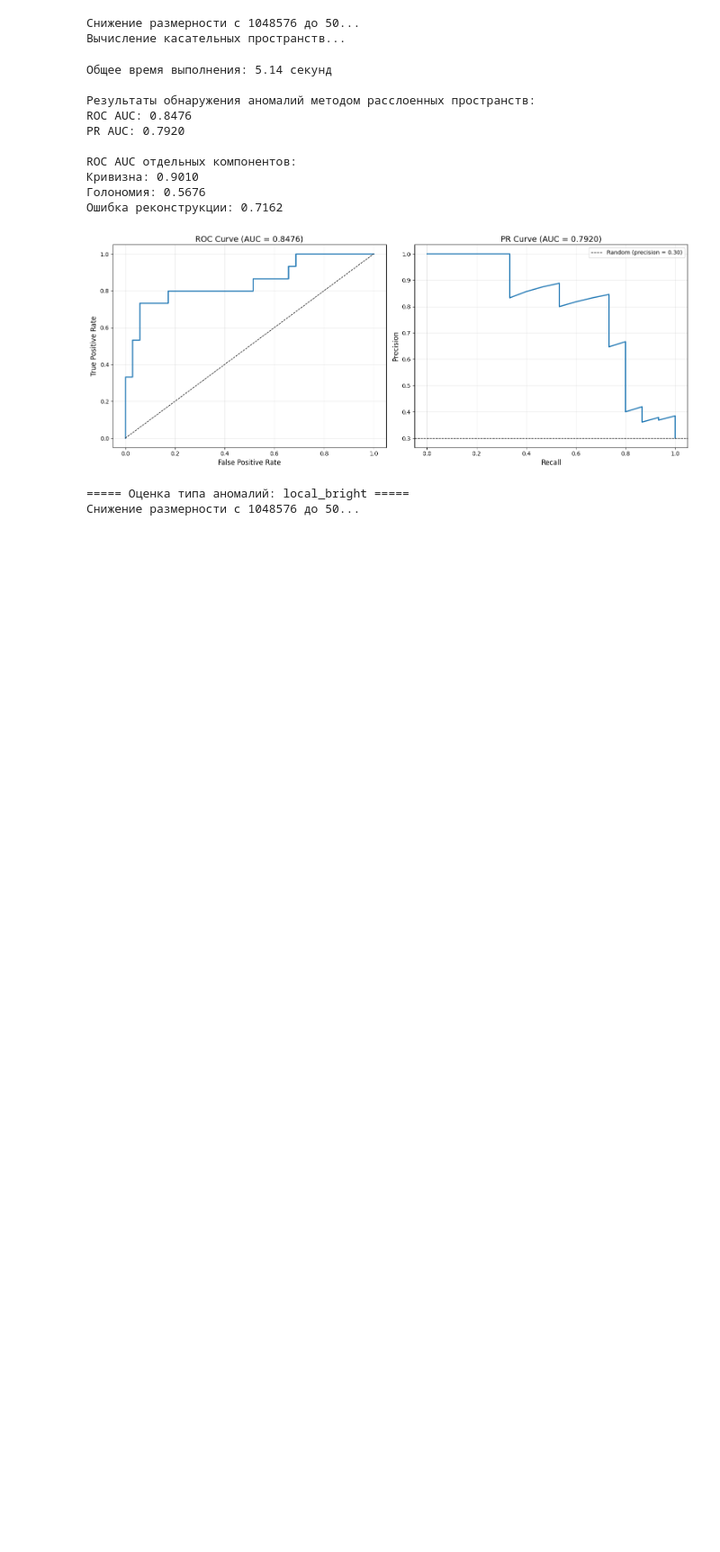
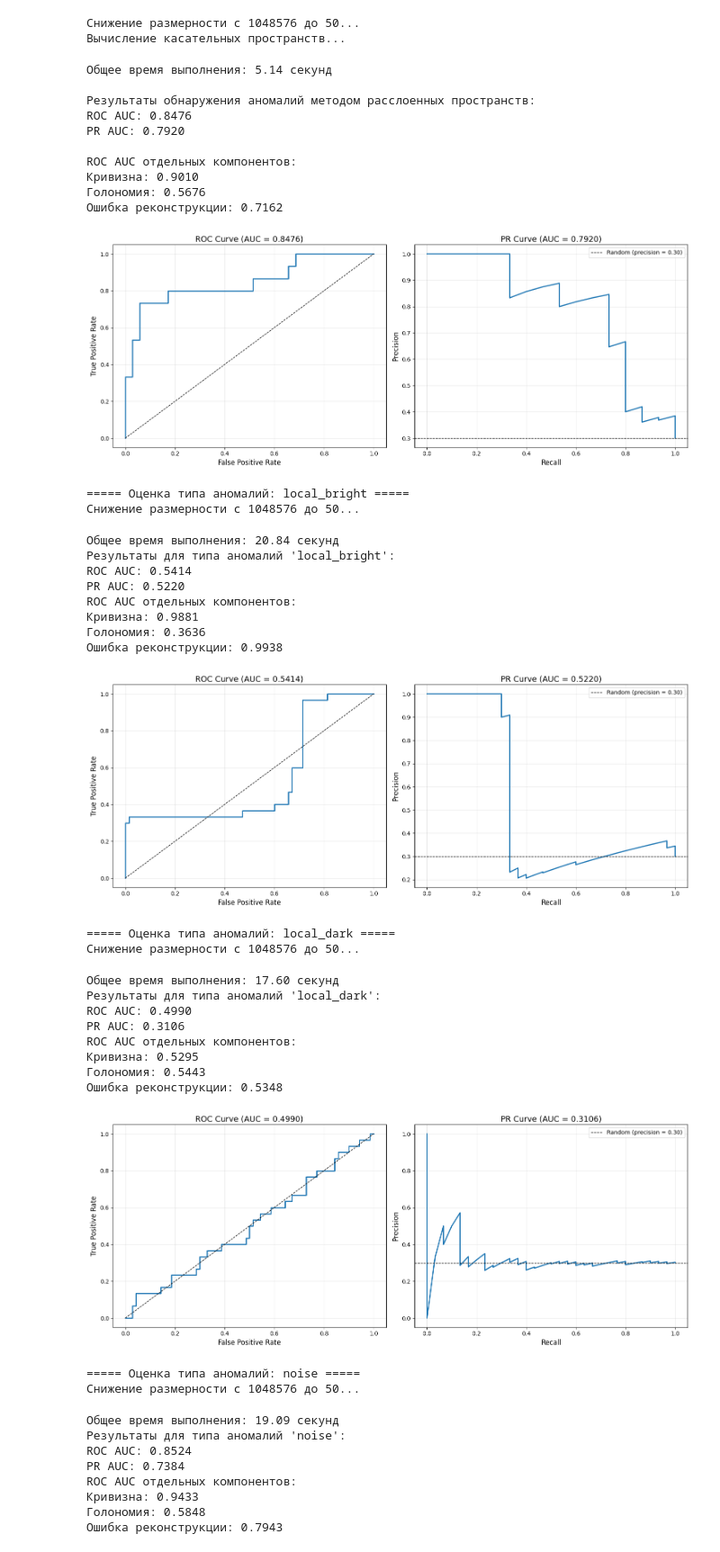
Before and after one commit to deouron/diploma_4_course, a Jupyter notebook: IXI-T1/diff_geom_methods (fiber_bundles)/mri_fiber_bundles.ipynb, the cells around one changed output. Shown at 90% size. Drawn from its saved outputs; the diff is of its cells as text; code cells hidden in the pictures; blank space fills up the shorter version.

```diff
--- a/IXI-T1/diff_geom_methods (fiber_bundles)/mri_fiber_bundles.ipynb
+++ b/IXI-T1/diff_geom_methods (fiber_bundles)/mri_fiber_bundles.ipynb
@@ -779,16 +779,46 @@ def compare_anomaly_types_metrics(results):
 # %%
 if __name__ == "__main__":
     evaluation_params = {
-        'num_samples': 50,
+        'num_samples': 100,
         'anomaly_ratio': 0.3,
         'anomaly_scale': 300.0,
         'k': 5,
         'n_dim': 10,
         'n_pca': 50,
         'random_state': 42
     }
 
     results_by_type = evaluate_anomaly_types_separately(mri_data, **evaluation_params)
 # %% [output]
 ===== Оценка типа аномалий: local_bright =====
 Снижение размерности с 1048576 до 50...
+Общее время выполнения: 20.84 секунд
+Результаты для типа аномалий 'local_bright':
+ROC AUC: 0.5414
+PR AUC: 0.5220
+ROC AUC отдельных компонентов:
+Кривизна: 0.9881
+Голономия: 0.3636
+Ошибка реконструкции: 0.9938
+[figure, added]
+===== Оценка типа аномалий: local_dark =====
+Снижение размерности с 1048576 до 50...
+Общее время выполнения: 17.60 секунд
+Результаты для типа аномалий 'local_dark':
+ROC AUC: 0.4990
+PR AUC: 0.3106
+ROC AUC отдельных компонентов:
+Кривизна: 0.5295
+Голономия: 0.5443
+Ошибка реконструкции: 0.5348
+[figure, added]
+===== Оценка типа аномалий: noise =====
+Снижение размерности с 1048576 до 50...
+Общее время выполнения: 19.09 секунд
+Результаты для типа аномалий 'noise':
+ROC AUC: 0.8524
+PR AUC: 0.7384
+ROC AUC отдельных компонентов:
+Кривизна: 0.9433
+Голономия: 0.5848
+Ошибка реконструкции: 0.7943
```
Also changed, not shown: parts of 1 cell of this notebook.
